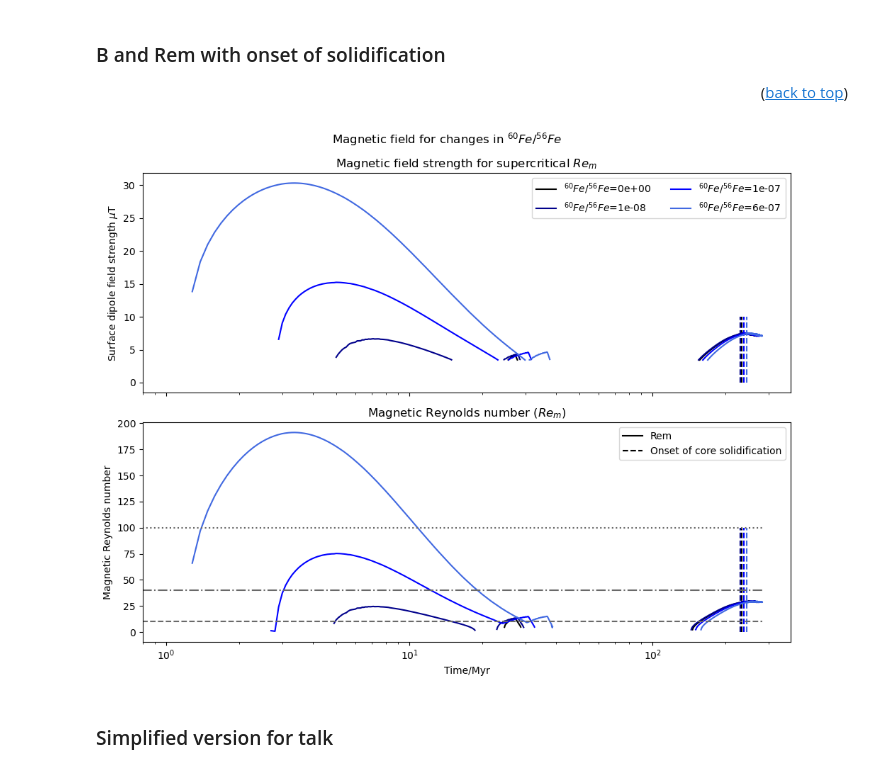
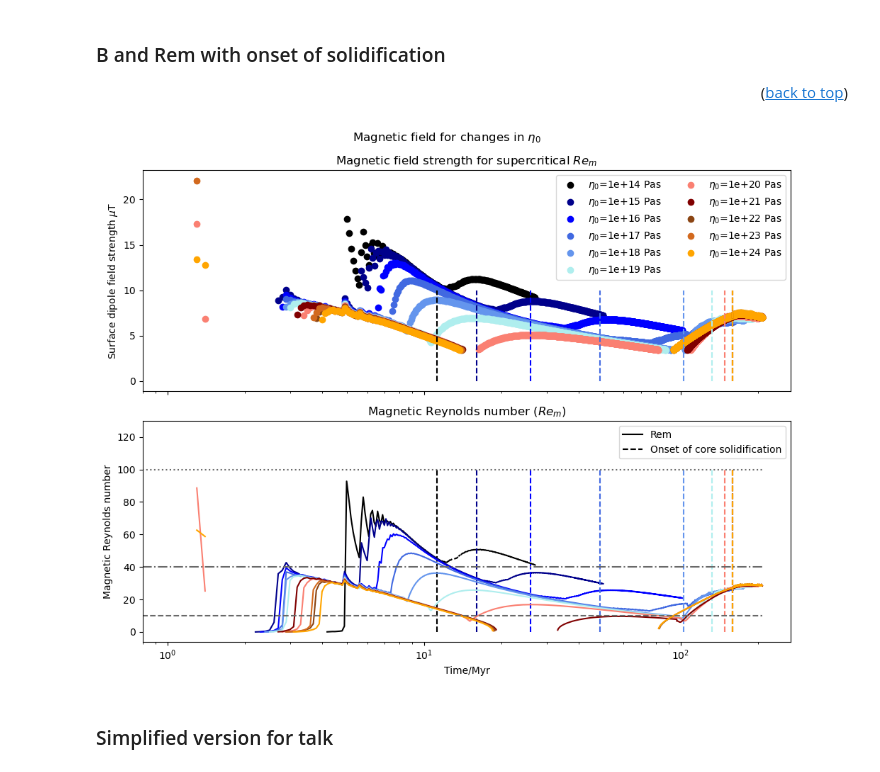
Before and after one commit to Hannah-RS/planetesimal-magnetic-history, a Jupyter notebook: Plotting_scripts/Single_var_comparison.ipynb, the cells around one changed output. Saved outputs shown, nothing was run; the diff lists cells and outputs as text; code cells hidden in the pictures.

```diff
--- a/Plotting_scripts/Single_var_comparison.ipynb
+++ b/Plotting_scripts/Single_var_comparison.ipynb
@@ -41,18 +41,18 @@ colors = ['black','darkblue','blue','royalblue','cornflowerblue','paleturquoise'
 # %% [markdown]
 ## Import data
 # %%
-folder = 'Singlevar1/'
+folder = 'Paper_run1/'
 subfolders = {'rcmf':1,'eta0':2,'beta':3,'etal':4,'Xs_0':5,'Fe0':6,'alpha_n':7,'r':8}
 labels = {'rcmf':'$\\phi_{{RCMF}}$','eta0':'$\\eta_0$','beta':'$\\beta$','etal':'$\\eta_l$ ','Xs_0':'$X_{{s,0}}$','Fe0':'$^{{60}}Fe/^{{56}}Fe$','alpha_n':'$\\alpha_n$','r':'radius'}
 Myr = 365*24*3600*1e6 #number of s in Myr
 # %% [markdown]
 Choose your variable of interest
 # %%
-var = 'r'
-unit = 'km' #unit of variable
+var = 'beta'
+unit = '$K^{-1}$' #unit of variable
 varlab = labels[var]
 logvar = False
-save = True
+save = False
 path = '../Results_combined/'+folder+f"params_{subfolders[var]}/"
 # %% [markdown]
 Import the temperature profile data for the two endmembers
@@ -450,46 +468,41 @@ for i in range(nrun):
     #import data
     npzfile = np.load(f'{path}run_{run}.npz')
     tplot = npzfile['t']/Myr
-    therm = npzfile['therm']
-    comp = npzfile['comp']
-    Rem = np.concatenate([therm[0,:],comp[0,:]])
-    B = np.concatenate([therm[1,:],comp[1,:]])/1e-6
-
-    #B = npzfile['B']/1e-6
-    #Rem = npzfile['Rem']
-    #buoy = npzfile['buoyr'] #ratio of compositional/thermal flux
+    B = npzfile['B']/1e-6
+    Rem = npzfile['Rem']
+    buoy = npzfile['buoyr'] #ratio of compositional/thermal flux
     threshold=10
 
     #B plot - adjust units labels here
-    ax[0].plot(tplot,np.ma.masked_where(Rem<threshold,B),color=colors[i],label=f'{varlab}={varval:.0e} {unit}')
+    ax[0].scatter(tplot,np.ma.masked_where(Rem<threshold,B),color=colors[i],label=f'{varlab}={varval:.0e} {unit}')
     ax[0].vlines(tsolid,0,10,color=colors[i],linestyle='dashed')
 
     #Rem plot
     if i == 0:
         ax[1].plot(tplot,np.ma.masked_where(Rem<=0,Rem),color=colors[i],label='Rem')
         ax[1].vlines(tsolid,0,100,color=colors[i],linestyle='dashed',label='Onset of core solidification')
     else:
         ax[1].plot(tplot,np.ma.masked_where(Rem<=0,Rem),color=colors[i])
         ax[1].vlines(tsolid,0,100,color=colors[i],linestyle='dashed')
 
 ax[1].hlines(10,xmin=0,xmax=tplot[Rem>0][-1],color='dimgray',linestyle='--')
 ax[1].hlines(40,xmin=0,xmax=tplot[Rem>0][-1],color='dimgray',linestyle='-.')
 ax[1].hlines(100,xmin=0,xmax=tplot[Rem>0][-1],color='dimgray',linestyle='dotted')
 
 ax[0].set_ylabel('Surface dipole field strength $\\mu$T')
 ax[1].set_ylabel('Magnetic Reynolds number')
 
 ax[1].set_xlabel('Time/Myr')
 ax[0].legend(ncols=2,loc='upper right')
 ax[1].legend(loc='upper right')
 ax[0].set_title('Magnetic field strength for supercritical $Re_m$')
 ax[1].set_title('Magnetic Reynolds number ($Re_m$)')
 ax[1].set_xscale('log')
 ax[1].set_xlim(left=0.8)
 if save == True:
     plt.savefig(f'../Plots/{folder}BRem_onset_{var}.png',dpi=450,bbox_inches='tight')
 # %% [output]
-[figure, old version]
+[figure, new version]
 # %% [markdown]
 ### Simplified version for talk
 # %%
```
Also changed, not shown: parts of 11 cells of this notebook.
